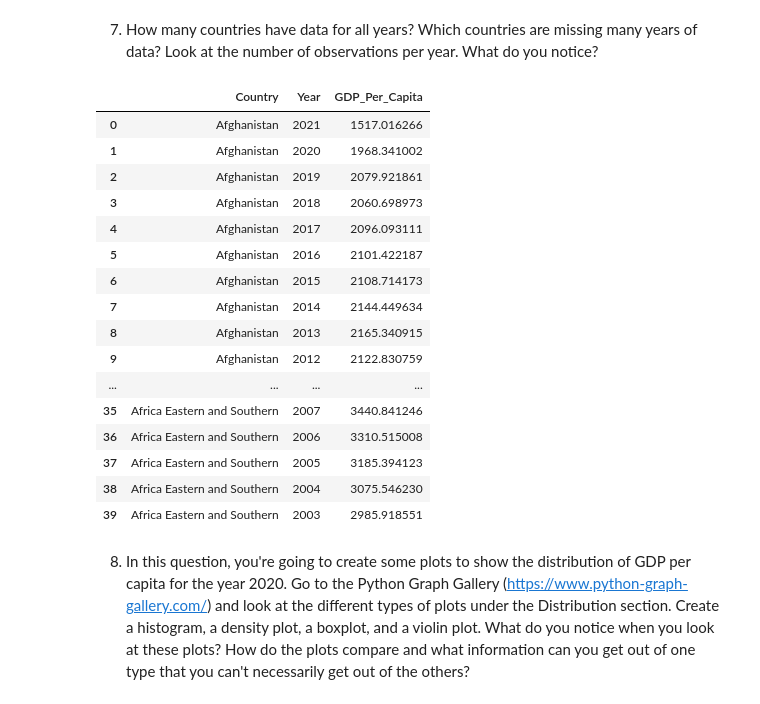
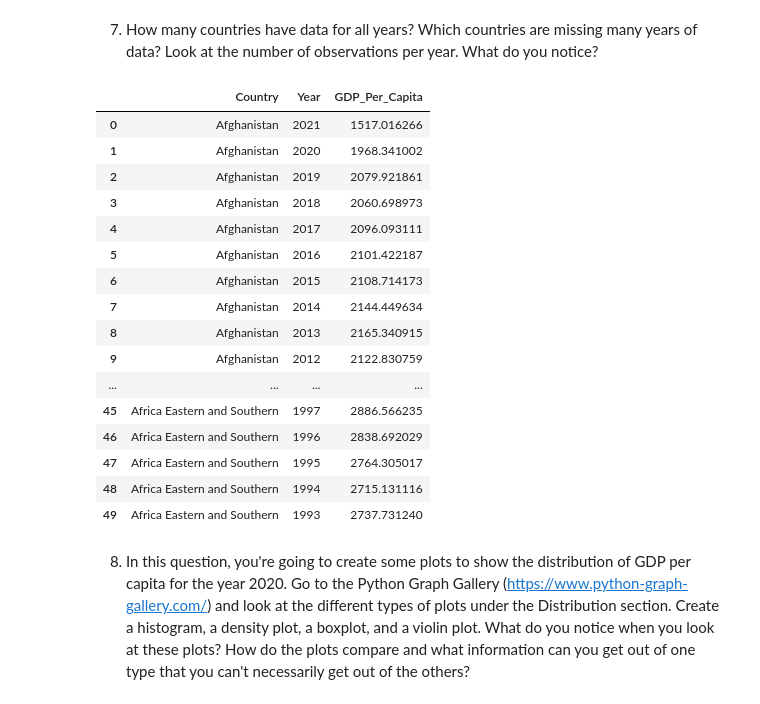
Before and after one commit to NSS-Data-Analytics-Cohort-12/un-python-John-ODell, a Jupyter notebook: notebooks/UN_JohnO.ipynb, the cells around one changed output. Cells and saved outputs as stored; diff of their text form; code cells hidden in the pictures.

```diff
--- a/notebooks/UN_JohnO.ipynb
+++ b/notebooks/UN_JohnO.ipynb
@@ -54,25 +54,25 @@ gdp_df.head(2)
 # %% [markdown]
 7. How many countries have data for all years? Which countries are missing many years of data? Look at the number of observations per year. What do you notice?
 # %%
-gdp_df.head(40)
+gdp_df.head(50)
 # %% [output]
 |  | Country | Year | GDP_Per_Capita |
 | 0 | Afghanistan | 2021 | 1517.016266 |
 | 1 | Afghanistan | 2020 | 1968.341002 |
 | 2 | Afghanistan | 2019 | 2079.921861 |
 | 3 | Afghanistan | 2018 | 2060.698973 |
 | 4 | Afghanistan | 2017 | 2096.093111 |
 | 5 | Afghanistan | 2016 | 2101.422187 |
 | 6 | Afghanistan | 2015 | 2108.714173 |
 | 7 | Afghanistan | 2014 | 2144.449634 |
 | 8 | Afghanistan | 2013 | 2165.340915 |
 | 9 | Afghanistan | 2012 | 2122.830759 |
 | ... | ... | ... | ... |
-| 35 | Africa Eastern and Southern | 2007 | 3440.841246 |
-| 36 | Africa Eastern and Southern | 2006 | 3310.515008 |
-| 37 | Africa Eastern and Southern | 2005 | 3185.394123 |
-| 38 | Africa Eastern and Southern | 2004 | 3075.546230 |
-| 39 | Africa Eastern and Southern | 2003 | 2985.918551 |
+| 45 | Africa Eastern and Southern | 1997 | 2886.566235 |
+| 46 | Africa Eastern and Southern | 1996 | 2838.692029 |
+| 47 | Africa Eastern and Southern | 1995 | 2764.305017 |
+| 48 | Africa Eastern and Southern | 1994 | 2715.131116 |
+| 49 | Africa Eastern and Southern | 1993 | 2737.731240 |
 # %% [markdown]
 8. In this question, you're going to create some plots to show the distribution of GDP per capita for the year 2020. Go to the Python Graph Gallery (https://www.python-graph-gallery.com/) and look at the different types of plots under the Distribution section. Create a histogram, a density plot, a boxplot, and a violin plot. What do you notice when you look at these plots? How do the plots compare and what information can you get out of one type that you can't necessarily get out of the others?
 # %%
```
Also changed, not shown: parts of 13 cells of this notebook.
